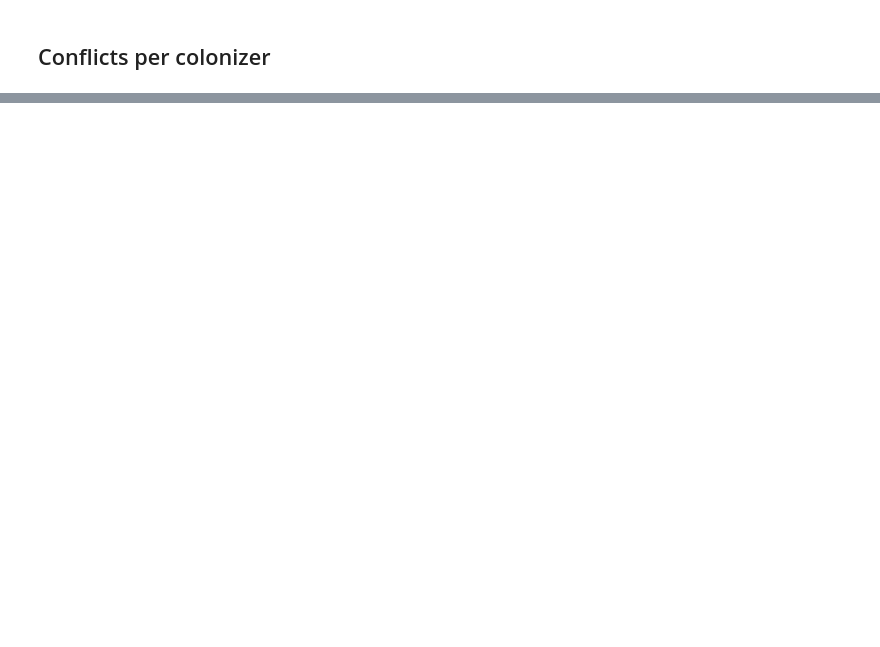
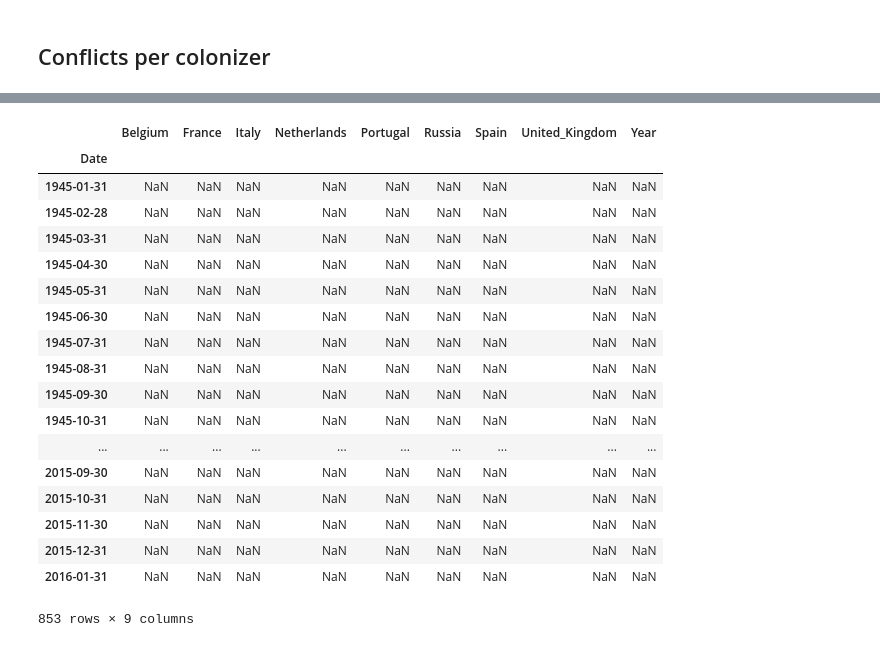
Before and after one commit to julied20/ada-2017, a Jupyter notebook: Project/datasets/Additional Figures.ipynb, the cells around one changed output, grey strips where cells are left out. Saved outputs shown, nothing was run; the diff lists cells and outputs as text; code cells hidden in the pictures; blank space fills up the shorter version.

```diff
--- a/Project/datasets/Additional Figures.ipynb
+++ b/Project/datasets/Additional Figures.ipynb
@@ -126,0 +178,22 @@ plt.show()
+# %%
+tsint
+# %% [output]
+|  | Belgium | France | Italy | Netherlands | Portugal | Russia | Spain | United_Kingdom | Year |
+| Date |  |  |  |  |  |  |  |  |  |
+| 1945-01-31 | NaN | NaN | NaN | NaN | NaN | NaN | NaN | NaN | NaN |
+| 1945-02-28 | NaN | NaN | NaN | NaN | NaN | NaN | NaN | NaN | NaN |
+| 1945-03-31 | NaN | NaN | NaN | NaN | NaN | NaN | NaN | NaN | NaN |
+| 1945-04-30 | NaN | NaN | NaN | NaN | NaN | NaN | NaN | NaN | NaN |
+| 1945-05-31 | NaN | NaN | NaN | NaN | NaN | NaN | NaN | NaN | NaN |
+| 1945-06-30 | NaN | NaN | NaN | NaN | NaN | NaN | NaN | NaN | NaN |
+| 1945-07-31 | NaN | NaN | NaN | NaN | NaN | NaN | NaN | NaN | NaN |
+| 1945-08-31 | NaN | NaN | NaN | NaN | NaN | NaN | NaN | NaN | NaN |
+| 1945-09-30 | NaN | NaN | NaN | NaN | NaN | NaN | NaN | NaN | NaN |
+| 1945-10-31 | NaN | NaN | NaN | NaN | NaN | NaN | NaN | NaN | NaN |
+| ... | ... | ... | ... | ... | ... | ... | ... | ... | ... |
+| 2015-09-30 | NaN | NaN | NaN | NaN | NaN | NaN | NaN | NaN | NaN |
+| 2015-10-31 | NaN | NaN | NaN | NaN | NaN | NaN | NaN | NaN | NaN |
+| 2015-11-30 | NaN | NaN | NaN | NaN | NaN | NaN | NaN | NaN | NaN |
+| 2015-12-31 | NaN | NaN | NaN | NaN | NaN | NaN | NaN | NaN | NaN |
+| 2016-01-31 | NaN | NaN | NaN | NaN | NaN | NaN | NaN | NaN | NaN |
+853 rows × 9 columns
```
Also changed, not shown: parts of 4 cells of this notebook, 2 other files.
